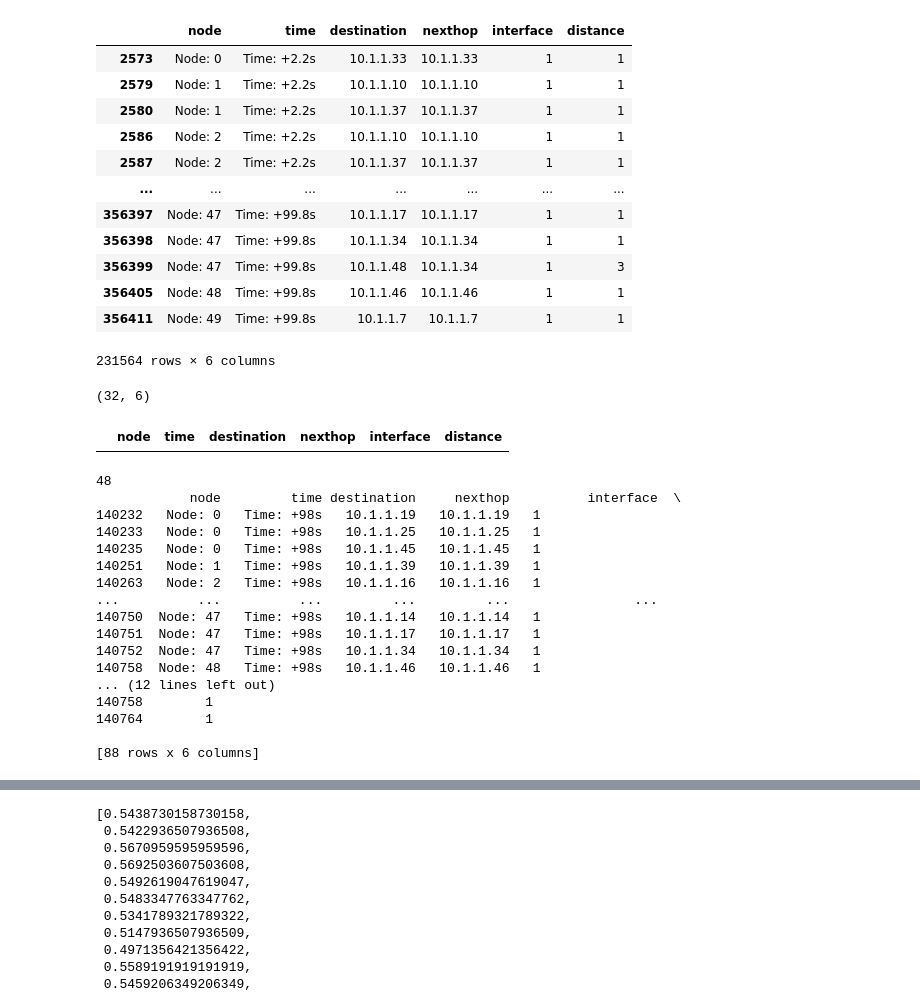
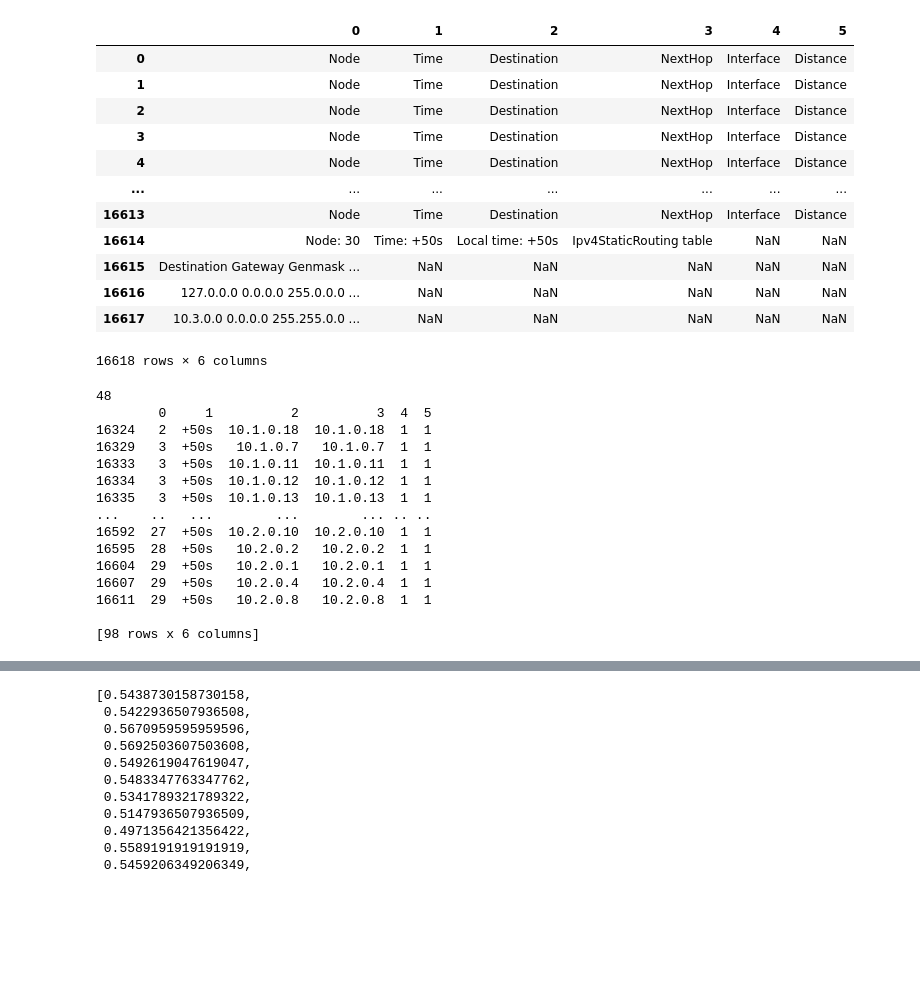
Before and after one commit to Peagger/indicators, a Jupyter notebook: todo_平均聚集系数.ipynb, the cells around one changed output, grey strips where cells are left out. Drawn from its saved outputs; the diff is of its cells as text; code cells hidden in the pictures; blank space fills up the shorter version.

```diff
--- a/todo_平均聚集系数.ipynb
+++ b/todo_平均聚集系数.ipynb
@@ -1,59 +1,42 @@
 # %%
 import pandas as pd
-df = pd.read_csv('AdhocWork11.csv',header = 0)
-df.dropna(inplace = True)
-df.drop(df[df['distance']=='      Distance'].index,inplace = True)
-df.drop(df[df['distance']==' Ipv4ListRouting table'].index,inplace = True)
-df.drop(df[df['distance']==' OLSR Routing table'].index,inplace = True)
+df = pd.read_csv('routes.csv',header = None)
 df
 # %% [output]
-|  | node | time | destination | nexthop | interface | distance |
-| 2573 | Node: 0 | Time: +2.2s | 10.1.1.33 | 10.1.1.33 | 1 | 1 |
-| 2579 | Node: 1 | Time: +2.2s | 10.1.1.10 | 10.1.1.10 | 1 | 1 |
-| 2580 | Node: 1 | Time: +2.2s | 10.1.1.37 | 10.1.1.37 | 1 | 1 |
-| 2586 | Node: 2 | Time: +2.2s | 10.1.1.10 | 10.1.1.10 | 1 | 1 |
-| 2587 | Node: 2 | Time: +2.2s | 10.1.1.37 | 10.1.1.37 | 1 | 1 |
+|  | 0 | 1 | 2 | 3 | 4 | 5 |
+| 0 | Node | Time | Destination | NextHop | Interface | Distance |
+| 1 | Node | Time | Destination | NextHop | Interface | Distance |
+| 2 | Node | Time | Destination | NextHop | Interface | Distance |
+| 3 | Node | Time | Destination | NextHop | Interface | Distance |
+| 4 | Node | Time | Destination | NextHop | Interface | Distance |
 | ... | ... | ... | ... | ... | ... | ... |
-| 356397 | Node: 47 | Time: +99.8s | 10.1.1.17 | 10.1.1.17 | 1 | 1 |
-| 356398 | Node: 47 | Time: +99.8s | 10.1.1.34 | 10.1.1.34 | 1 | 1 |
-| 356399 | Node: 47 | Time: +99.8s | 10.1.1.48 | 10.1.1.34 | 1 | 3 |
-| 356405 | Node: 48 | Time: +99.8s | 10.1.1.46 | 10.1.1.46 | 1 | 1 |
-| 356411 | Node: 49 | Time: +99.8s | 10.1.1.7 | 10.1.1.7 | 1 | 1 |
+| 16613 | Node | Time | Destination | NextHop | Interface | Distance |
+| 16614 | Node: 30 | Time: +50s | Local time: +50s | Ipv4StaticRouting table | NaN | NaN |
+| 16615 | Destination Gateway Genmask ... | NaN | NaN | NaN | NaN | NaN |
+| 16616 | 127.0.0.0 0.0.0.0 255.0.0.0 ... | NaN | NaN | NaN | NaN | NaN |
+| 16617 | 10.3.0.0 0.0.0.0 255.255.0.0 ... | NaN | NaN | NaN | NaN | NaN |
-231564 rows × 6 columns
+16618 rows × 6 columns
-# %%
-i=23.8
-
-df[(df.time == ' Time: +'+str(i)+'s')&(df.node =='Node: 0')].shape
-# %% [output]
-(32, 6)
-# %%
-i=24.5
-df[(df.time == ' Time: +'+str(i)+'s')&(df.node =='Node: 0')]
-# %% [output]
-|  | node | time | destination | nexthop | interface | distance |
 # %%
 mylist = []
-for i in range(4,99,2):
-    mylist.append(df[(df.time == ' Time: +'+str(i)+'s') & (df.distance == '1')])
+for i in range(3,51,1):
+    mylist.append(df[(df[1] == '+{}s'.format(i)) & (df[5] == '1')])
 print(len(mylist))
 print(mylist[-1])
 # %% [output]
 48
-            node         time destination     nexthop          interface  \
-140232   Node: 0   Time: +98s   10.1.1.19   10.1.1.19   1
-140233   Node: 0   Time: +98s   10.1.1.25   10.1.1.25   1
-140235   Node: 0   Time: +98s   10.1.1.45   10.1.1.45   1
-140251   Node: 1   Time: +98s   10.1.1.39   10.1.1.39   1
-140263   Node: 2   Time: +98s   10.1.1.16   10.1.1.16   1
-...          ...          ...         ...         ...                ...
-140750  Node: 47   Time: +98s   10.1.1.14   10.1.1.14   1
-140751  Node: 47   Time: +98s   10.1.1.17   10.1.1.17   1
-140752  Node: 47   Time: +98s   10.1.1.34   10.1.1.34   1
-140758  Node: 48   Time: +98s   10.1.1.46   10.1.1.46   1
-... (12 lines left out)
-140758        1
-140764        1
+        0     1          2          3  4  5
+16324   2  +50s  10.1.0.18  10.1.0.18  1  1
+16329   3  +50s   10.1.0.7   10.1.0.7  1  1
+16333   3  +50s  10.1.0.11  10.1.0.11  1  1
+16334   3  +50s  10.1.0.12  10.1.0.12  1  1
+16335   3  +50s  10.1.0.13  10.1.0.13  1  1
+...    ..   ...        ...        ... .. ..
+16592  27  +50s  10.2.0.10  10.2.0.10  1  1
+16595  28  +50s   10.2.0.2   10.2.0.2  1  1
+16604  29  +50s   10.2.0.1   10.2.0.1  1  1
+16607  29  +50s   10.2.0.4   10.2.0.4  1  1
+16611  29  +50s   10.2.0.8   10.2.0.8  1  1
 
-[88 rows x 6 columns]
+[98 rows x 6 columns]
 # %%
 end = []
```
Also changed, not shown: parts of 2 cells of this notebook, 1 other file.
